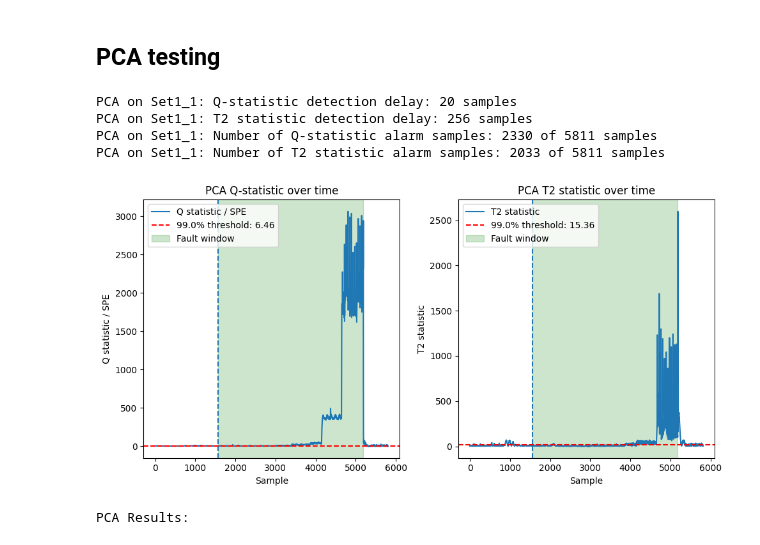
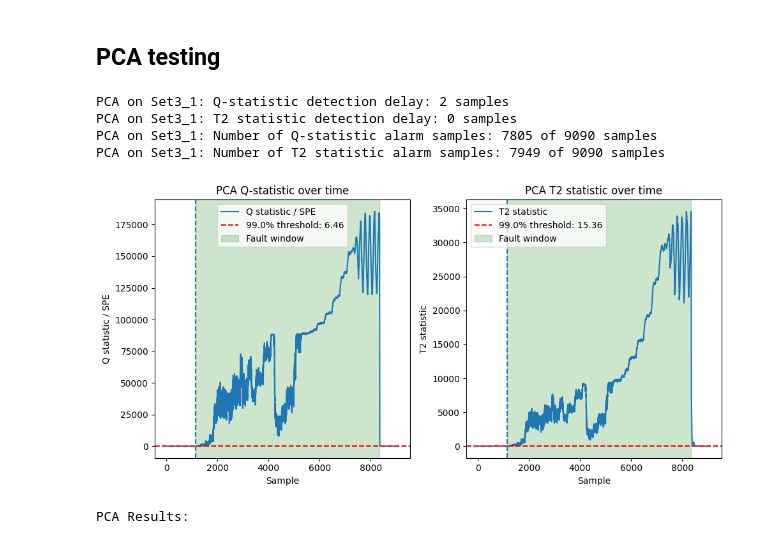
Before and after one commit to PeterAndersen-sdu/Fault-detection-project, a Jupyter notebook: main.ipynb, the cells around one changed output. Saved outputs shown, nothing was run; the diff lists cells and outputs as text; code cells hidden in the pictures.

```diff
--- a/main.ipynb
+++ b/main.ipynb
@@ -898,48 +929,48 @@ Description for each column in the results:
 # %% [markdown]
 ## PCA testing
 # %%
-# A single PCA test on FaultyCase1 Set1_1
-case_name = "FaultyCase1"
-set_name = "Set1_1"
+# A single PCA test on FaultyCase3 Set3_1
+case_name = "FaultyCase3"
+set_name = "Set3_1"
 windows = se_windows[case_name][set_name]
 
-PCA_X_FC1_1 = fc_sets[0][set_name].sensors
-PCA_Z_FC1_1 = pca_transform(PCA_X_FC1_1, pca_model)
-PCA_q_FC1_1 = q_statistic(PCA_X_FC1_1, PCA_Z_FC1_1, pca_model)
-PCA_t2_FC1_1 = t2_statistic(PCA_Z_FC1_1, pca_model)
+PCA_X_FC3_1 = fc_sets[2][set_name].sensors
+PCA_Z_FC3_1 = pca_transform(PCA_X_FC3_1, pca_model)
+PCA_q_FC3_1 = q_statistic(PCA_X_FC3_1, PCA_Z_FC3_1, pca_model)
+PCA_t2_FC3_1 = t2_statistic(PCA_Z_FC3_1, pca_model)
 
-q_alarm_mask = (PCA_q_FC1_1 > threshold_q_pca).to_numpy()
-t2_alarm_mask = (PCA_t2_FC1_1 > threshold_t2_pca).to_numpy()
+q_alarm_mask = (PCA_q_FC3_1 > threshold_q_pca).to_numpy()
+t2_alarm_mask = (PCA_t2_FC3_1 > threshold_t2_pca).to_numpy()
 
-print(f"PCA on {set_name}: Q-statistic detection delay: {first_detection_delay(q_alarm_mask, windows, PCA_q_FC1_1.index)} samples")
-print(f"PCA on {set_name}: T2 statistic detection delay: {first_detection_delay(t2_alarm_mask, windows, PCA_t2_FC1_1.index)} samples")
-print(f"PCA on {set_name}: Number of Q-statistic alarm samples: {int(q_alarm_mask.sum())} of {len(PCA_q_FC1_1)} samples")
-print(f"PCA on {set_name}: Number of T2 statistic alarm samples: {int(t2_alarm_mask.sum())} of {len(PCA_t2_FC1_1)} samples")
+print(f"PCA on {set_name}: Q-statistic detection delay: {first_detection_delay(q_alarm_mask, windows, PCA_q_FC3_1.index)} samples")
+print(f"PCA on {set_name}: T2 statistic detection delay: {first_detection_delay(t2_alarm_mask, windows, PCA_t2_FC3_1.index)} samples")
+print(f"PCA on {set_name}: Number of Q-statistic alarm samples: {int(q_alarm_mask.sum())} of {len(PCA_q_FC3_1)} samples")
+print(f"PCA on {set_name}: Number of T2 statistic alarm samples: {int(t2_alarm_mask.sum())} of {len(PCA_t2_FC3_1)} samples")
 
 fig, axes = plt.subplots(1, 2, figsize=(10, 5))
-axes[0].plot(PCA_q_FC1_1, label='Q statistic / SPE')
+axes[0].plot(PCA_q_FC3_1, label='Q statistic / SPE')
 axes[0].axhline(y=threshold_q_pca, color='r', linestyle='--', label=f'{threshold_quantile:.1%} threshold: {threshold_q_pca:.2f}')
 add_fault_spans(axes[0], windows, color='g', label='Fault window')
 axes[0].set_xlabel("Sample")
 axes[0].set_ylabel("Q statistic / SPE")
 axes[0].set_title("PCA Q-statistic over time")
 axes[0].legend()
 
-axes[1].plot(PCA_t2_FC1_1, label='T2 statistic')
+axes[1].plot(PCA_t2_FC3_1, label='T2 statistic')
 axes[1].axhline(y=threshold_t2_pca, color='r', linestyle='--', label=f'{threshold_quantile:.1%} threshold: {threshold_t2_pca:.2f}')
 add_fault_spans(axes[1], windows, color='g', label='Fault window')
 axes[1].set_xlabel("Sample")
 axes[1].set_ylabel("T2 statistic")
 axes[1].set_title("PCA T2 statistic over time")
 axes[1].legend()
 plt.tight_layout()
 plt.show()
 # %% [output]
-PCA on Set1_1: Q-statistic detection delay: 20 samples
-PCA on Set1_1: T2 statistic detection delay: 256 samples
-PCA on Set1_1: Number of Q-statistic alarm samples: 2330 of 5811 samples
-PCA on Set1_1: Number of T2 statistic alarm samples: 2033 of 5811 samples
+PCA on Set3_1: Q-statistic detection delay: 2 samples
+PCA on Set3_1: T2 statistic detection delay: 0 samples
+PCA on Set3_1: Number of Q-statistic alarm samples: 7805 of 9090 samples
+PCA on Set3_1: Number of T2 statistic alarm samples: 7949 of 9090 samples
-[figure, old version]
+[figure, new version]
 # %%
 # PCA evaluation on all faulty/test sets.
 # Uses all fault windows and preserves sample index.
```
Also changed, not shown: parts of 18 cells of this notebook, 1 other file.
